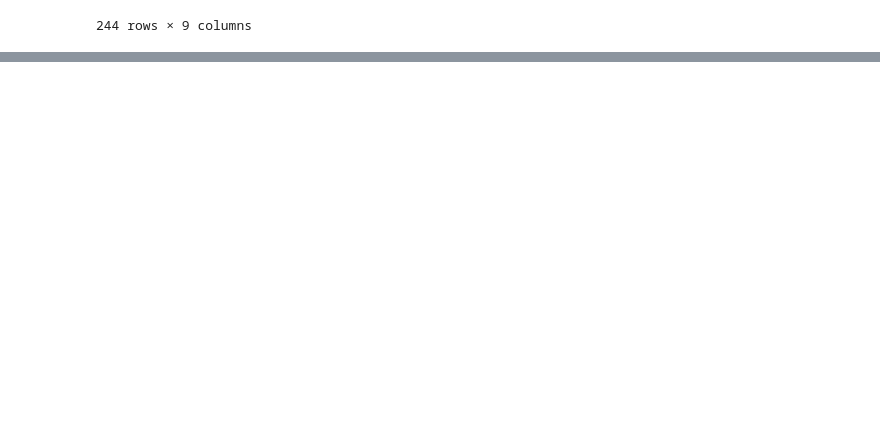
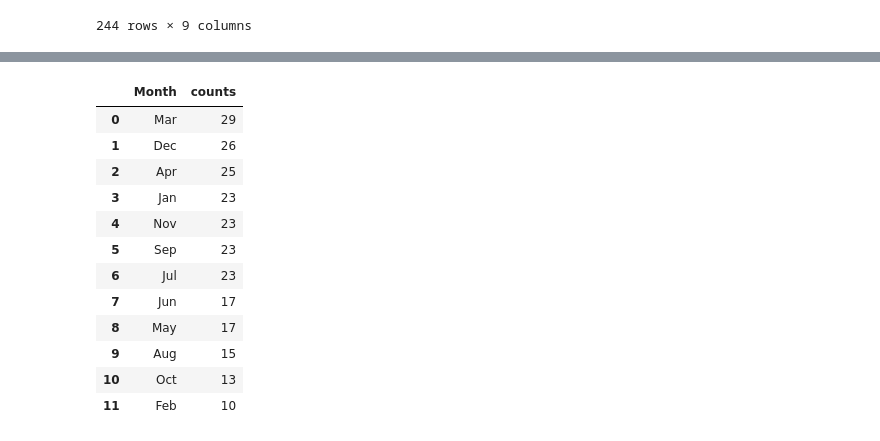
Before and after one commit to danidimarti/project2-movies-api, a Jupyter notebook: exploration-and-visualization.ipynb, the cells around one changed output, grey strips where cells are left out. Saved outputs shown, nothing was run; the diff lists cells and outputs as text; code cells hidden in the pictures; blank space fills up the shorter version.

```diff
--- a/exploration-and-visualization.ipynb
+++ b/exploration-and-visualization.ipynb
@@ -73,0 +113,16 @@ fig
+# %%
+df_seasons
+# %% [output]
+|  | Month | counts |
+| 0 | Mar | 29 |
+| 1 | Dec | 26 |
+| 2 | Apr | 25 |
+| 3 | Jan | 23 |
+| 4 | Nov | 23 |
+| 5 | Sep | 23 |
+| 6 | Jul | 23 |
+| 7 | Jun | 17 |
+| 8 | May | 17 |
+| 9 | Aug | 15 |
+| 10 | Oct | 13 |
+| 11 | Feb | 10 |
```
Also changed, not shown: parts of 24 cells of this notebook, 1 other file.
